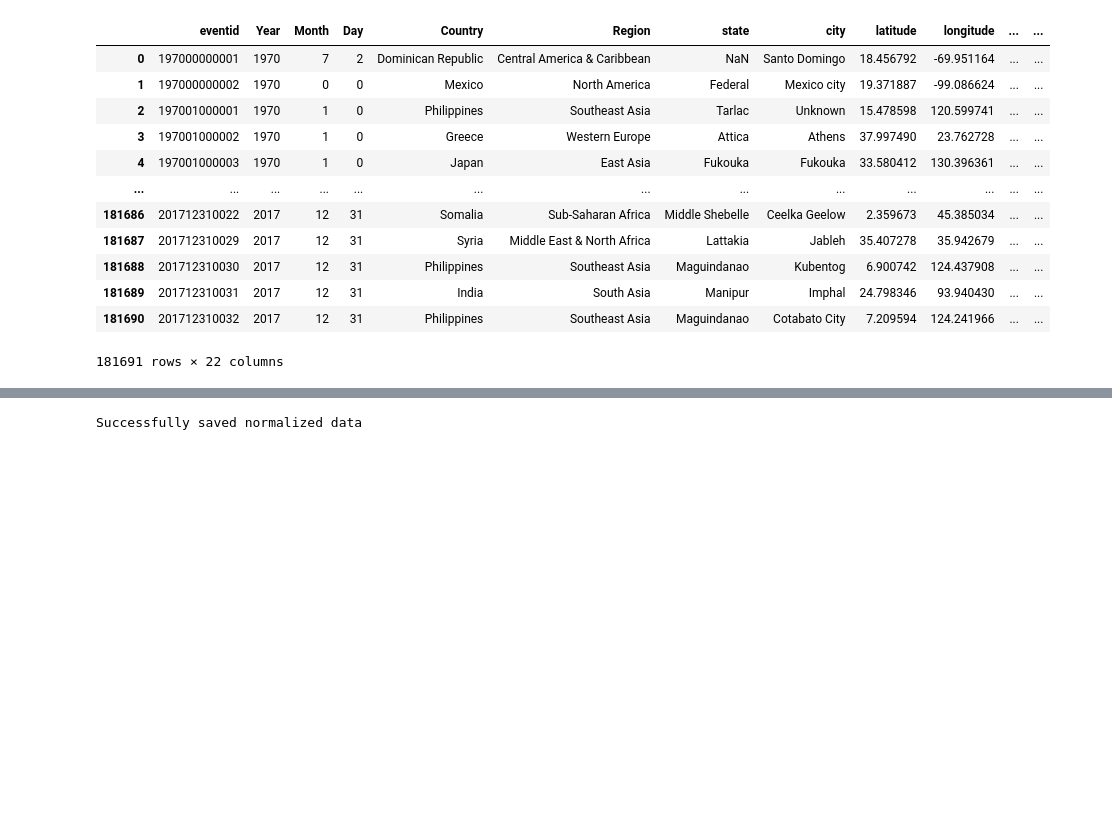
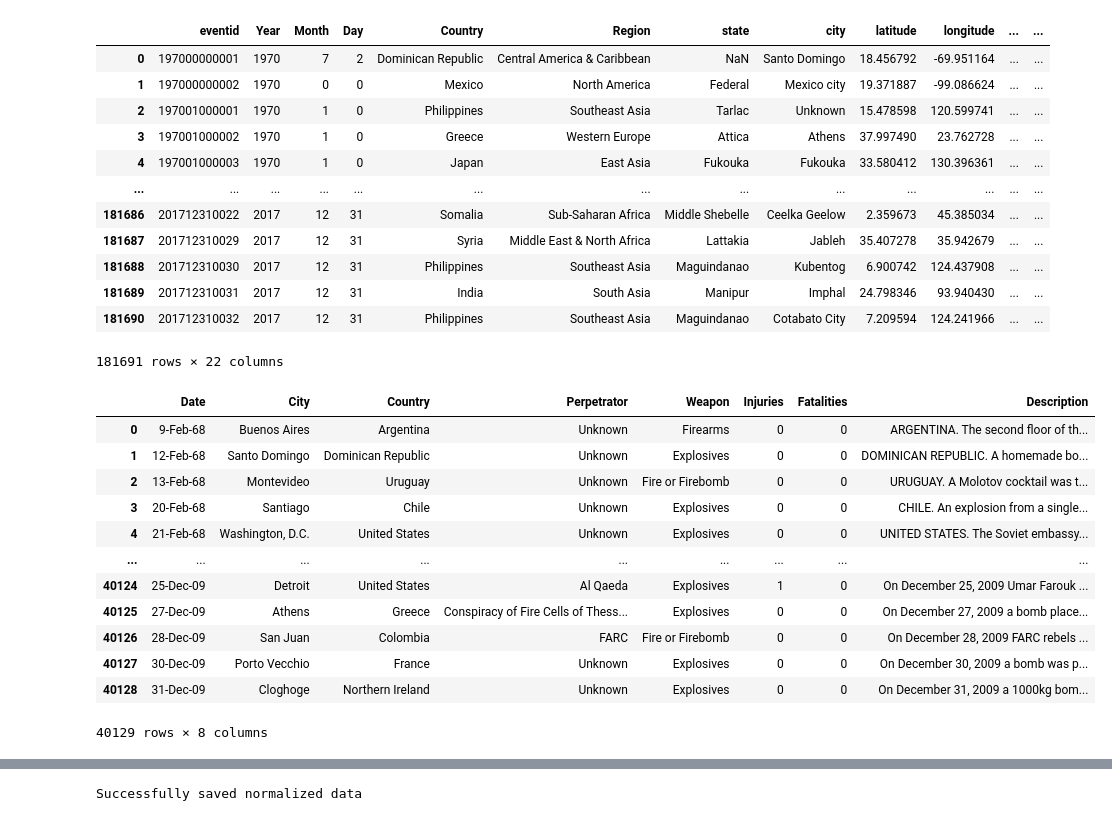
Before and after one commit to yoni97/analysis_global_terrorism, a Jupyter notebook: pandas_analytics/analystics.ipynb, the cells around one changed output, grey strips where cells are left out. Drawn from its saved outputs; the diff is of its cells as text; code cells hidden in the pictures; blank space fills up the shorter version.

```diff
--- a/pandas_analytics/analystics.ipynb
+++ b/pandas_analytics/analystics.ipynb
@@ -181,3 +154,20 @@ df
 | 181689 | 201712310031 | 2017 | 12 | 31 | India | South Asia | Manipur | Imphal | 24.798346 | 93.940430 | ... | ... |
 | 181690 | 201712310032 | 2017 | 12 | 31 | Philippines | Southeast Asia | Maguindanao | Cotabato City | 7.209594 | 124.241966 | ... | ... |
 181691 rows × 22 columns
+# %%
+data = pd.read_csv('../csv_files/RAND_Database_of_Worldwide_Terrorism_Incidents.csv', encoding='latin1', low_memory=False)
+data
+# %% [output]
+|  | Date | City | Country | Perpetrator | Weapon | Injuries | Fatalities | Description |
+| 0 | 9-Feb-68 | Buenos Aires | Argentina | Unknown | Firearms | 0 | 0 | ARGENTINA. The second floor of th... |
+| 1 | 12-Feb-68 | Santo Domingo | Dominican Republic | Unknown | Explosives | 0 | 0 | DOMINICAN REPUBLIC. A homemade bo... |
+| 2 | 13-Feb-68 | Montevideo | Uruguay | Unknown | Fire or Firebomb | 0 | 0 | URUGUAY. A Molotov cocktail was t... |
+| 3 | 20-Feb-68 | Santiago | Chile | Unknown | Explosives | 0 | 0 | CHILE. An explosion from a single... |
+| 4 | 21-Feb-68 | Washington, D.C. | United States | Unknown | Explosives | 0 | 0 | UNITED STATES. The Soviet embassy... |
+| ... | ... | ... | ... | ... | ... | ... | ... | ... |
+| 40124 | 25-Dec-09 | Detroit | United States | Al Qaeda | Explosives | 1 | 0 | On December 25, 2009 Umar Farouk ... |
+| 40125 | 27-Dec-09 | Athens | Greece | Conspiracy of Fire Cells of Thess... | Explosives | 0 | 0 | On December 27, 2009 a bomb place... |
+| 40126 | 28-Dec-09 | San Juan | Colombia | FARC | Fire or Firebomb | 0 | 0 | On December 28, 2009 FARC rebels ... |
+| 40127 | 30-Dec-09 | Porto Vecchio | France | Unknown | Explosives | 0 | 0 | On December 30, 2009 a bomb was p... |
+| 40128 | 31-Dec-09 | Cloghoge | Northern Ireland | Unknown | Explosives | 0 | 0 | On December 31, 2009 a 1000kg bom... |
+40129 rows × 8 columns
```
Also changed, not shown: parts of 9 cells of this notebook.
